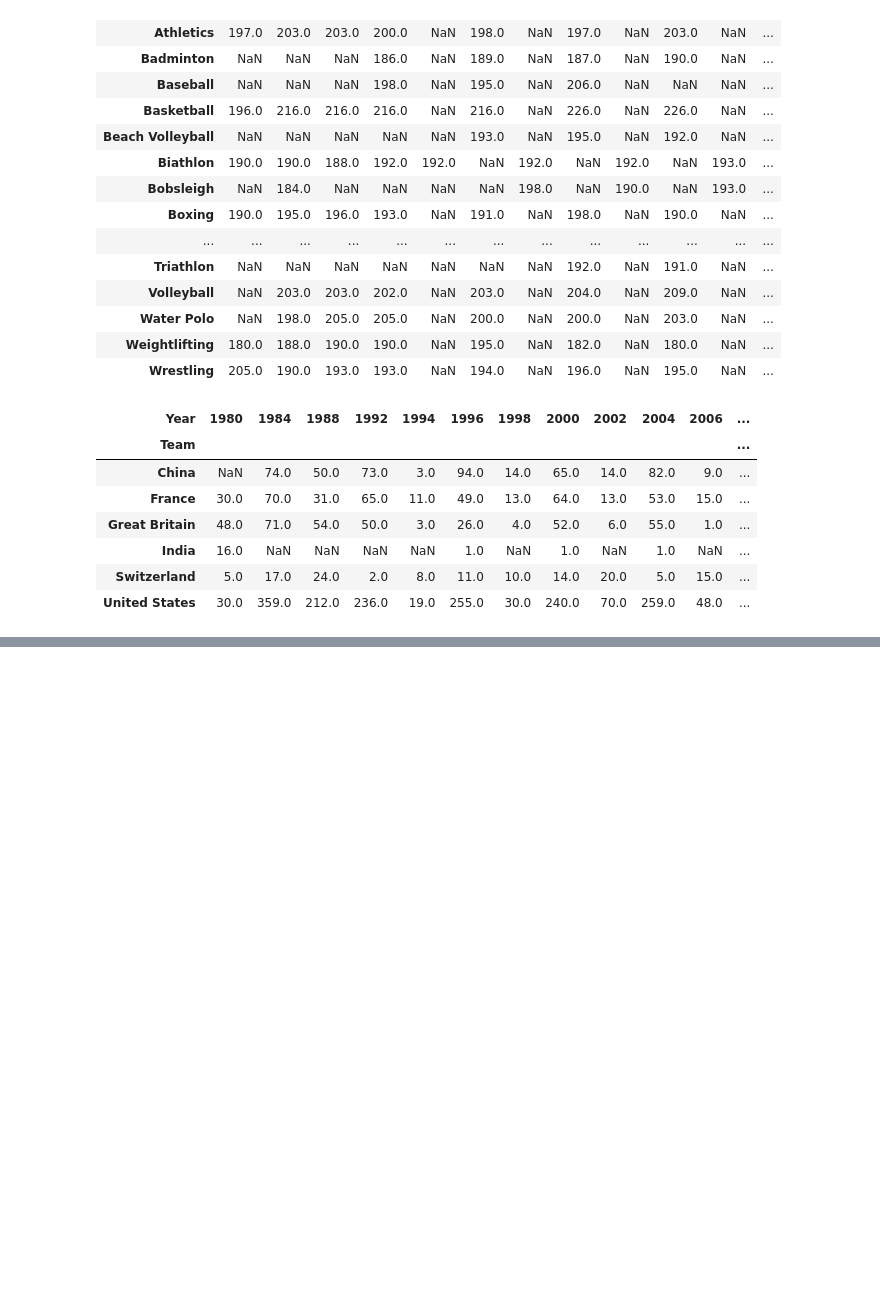
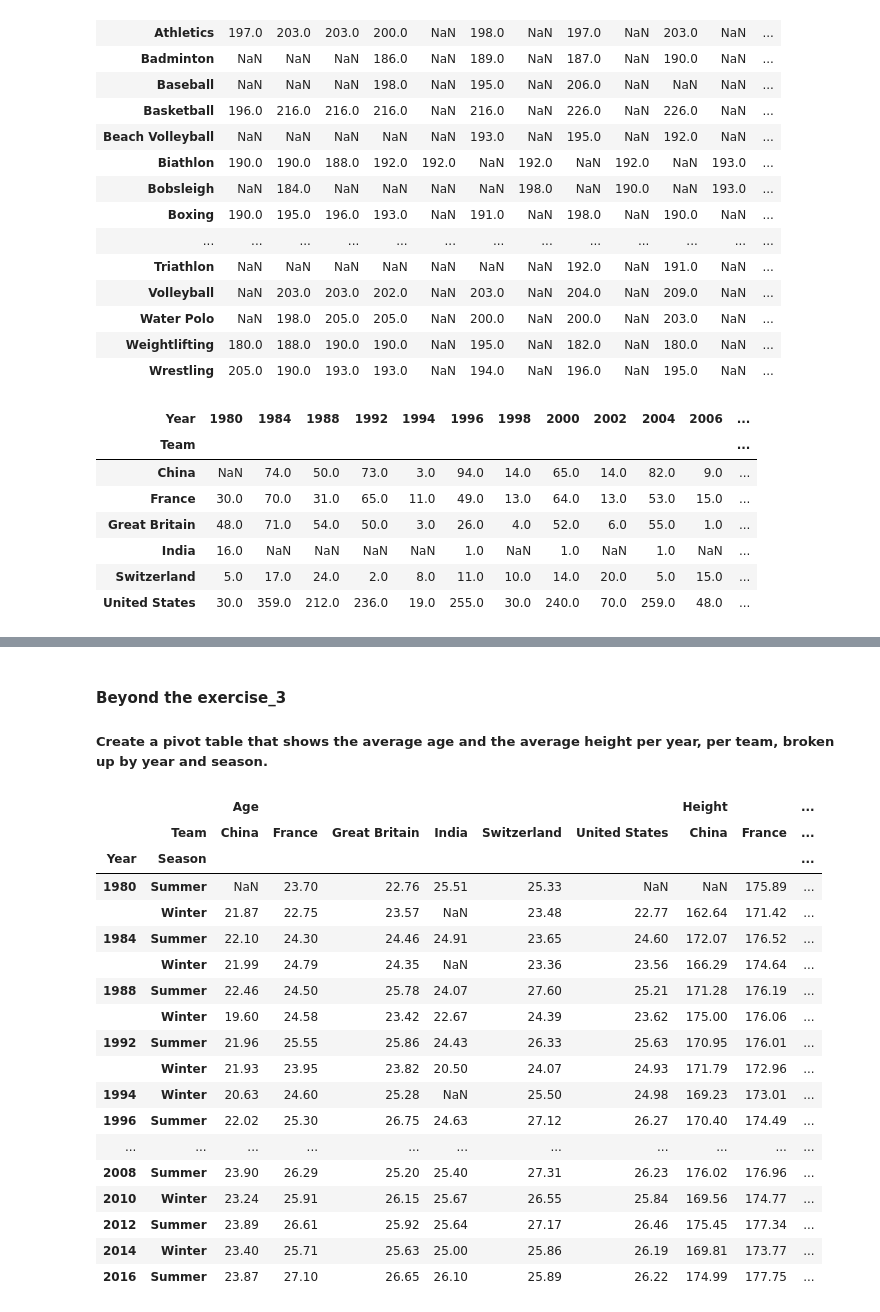
Before and after one commit to azapeti/practicing_pandas_workout, a Jupyter notebook: chapter-04/exercise-24.ipynb, the cells around one changed output, grey strips where cells are left out. Saved outputs shown, nothing was run; the diff lists cells and outputs as text; code cells hidden in the pictures; blank space fills up the shorter version.

```diff
--- a/chapter-04/exercise-24.ipynb
+++ b/chapter-04/exercise-24.ipynb
@@ -124,0 +191,33 @@ df.pivot_table(
+# %% [markdown]
+#### Beyond the exercise_3
+##### Create a pivot table that shows the average age and the average height per year, per team, broken up by year and season.
+# %%
+(
+    df.
+    pivot_table(
+        index= ['Year', 'Season'],
+        columns= 'Team',
+        values= ['Age', 'Height'],
+        aggfunc= 'mean'
+    ).round(2)
+)
+# %% [output]
+|  |  | Age |  |  |  |  |  | Height |  | ... |
+|  | Team | China | France | Great Britain | India | Switzerland | United States | China | France | ... |
+| Year | Season |  |  |  |  |  |  |  |  | ... |
+| 1980 | Summer | NaN | 23.70 | 22.76 | 25.51 | 25.33 | NaN | NaN | 175.89 | ... |
+|  | Winter | 21.87 | 22.75 | 23.57 | NaN | 23.48 | 22.77 | 162.64 | 171.42 | ... |
+| 1984 | Summer | 22.10 | 24.30 | 24.46 | 24.91 | 23.65 | 24.60 | 172.07 | 176.52 | ... |
+|  | Winter | 21.99 | 24.79 | 24.35 | NaN | 23.36 | 23.56 | 166.29 | 174.64 | ... |
+| 1988 | Summer | 22.46 | 24.50 | 25.78 | 24.07 | 27.60 | 25.21 | 171.28 | 176.19 | ... |
+|  | Winter | 19.60 | 24.58 | 23.42 | 22.67 | 24.39 | 23.62 | 175.00 | 176.06 | ... |
+| 1992 | Summer | 21.96 | 25.55 | 25.86 | 24.43 | 26.33 | 25.63 | 170.95 | 176.01 | ... |
+|  | Winter | 21.93 | 23.95 | 23.82 | 20.50 | 24.07 | 24.93 | 171.79 | 172.96 | ... |
+| 1994 | Winter | 20.63 | 24.60 | 25.28 | NaN | 25.50 | 24.98 | 169.23 | 173.01 | ... |
+| 1996 | Summer | 22.02 | 25.30 | 26.75 | 24.63 | 27.12 | 26.27 | 170.40 | 174.49 | ... |
+| ... | ... | ... | ... | ... | ... | ... | ... | ... | ... | ... |
+| 2008 | Summer | 23.90 | 26.29 | 25.20 | 25.40 | 27.31 | 26.23 | 176.02 | 176.96 | ... |
+| 2010 | Winter | 23.24 | 25.91 | 26.15 | 25.67 | 26.55 | 25.84 | 169.56 | 174.77 | ... |
+| 2012 | Summer | 23.89 | 26.61 | 25.92 | 25.64 | 27.17 | 26.46 | 175.45 | 177.34 | ... |
+| 2014 | Winter | 23.40 | 25.71 | 25.63 | 25.00 | 25.86 | 26.19 | 169.81 | 173.77 | ... |
+| 2016 | Summer | 23.87 | 27.10 | 26.65 | 26.10 | 25.89 | 26.22 | 174.99 | 177.75 | ... |
```
Also changed, not shown: parts of 5 cells of this notebook.
